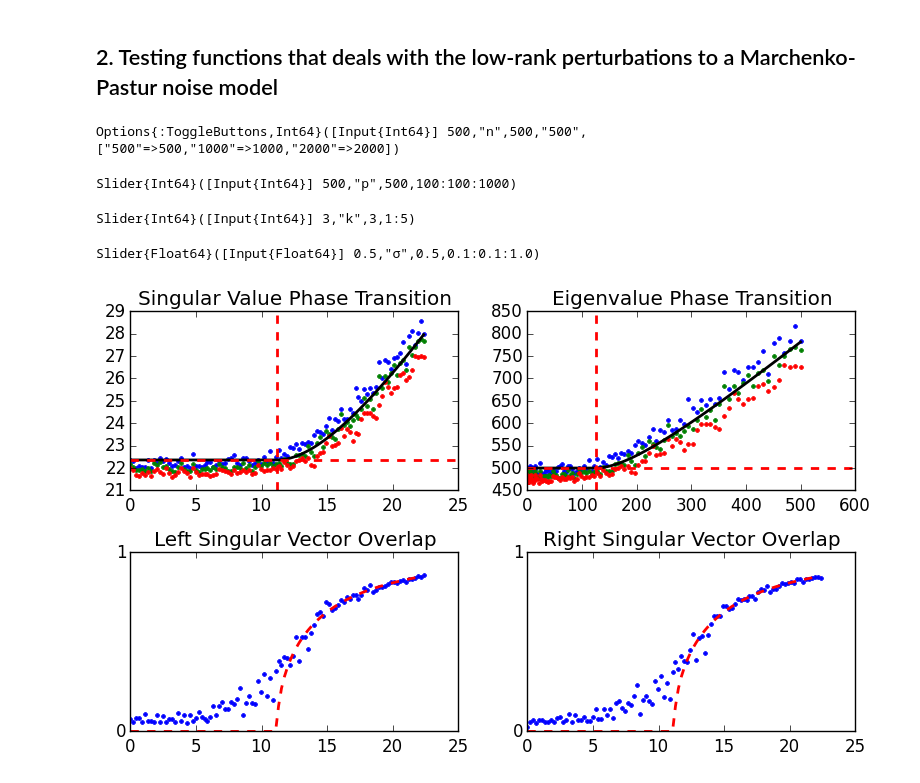
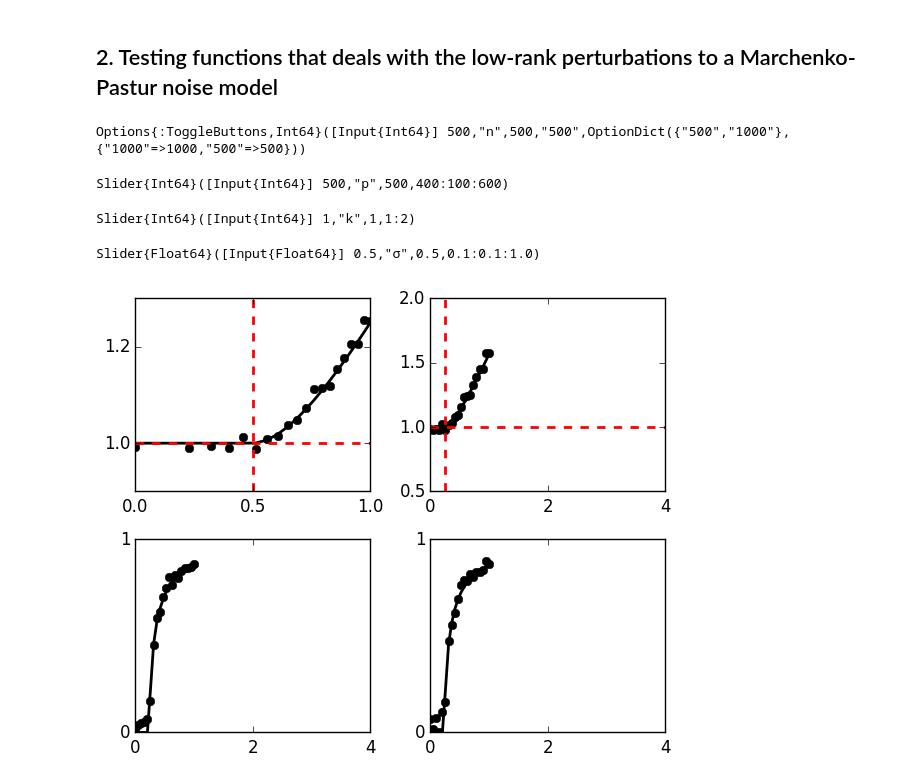
Before and after one commit to ganguli-lab/single-trial, a Jupyter notebook: notebooks/Test - Marchenko-Pastur Noise Model.ipynb, the cells around one changed output. Cells and saved outputs as stored; diff of their text form; code cells hidden in the pictures.

```diff
--- a/notebooks/Test - Marchenko-Pastur Noise Model.ipynb
+++ b/notebooks/Test - Marchenko-Pastur Noise Model.ipynb
@@ -60,61 +57,70 @@ Options{:ToggleButtons,Int64}([Input{Int64}] 20,"bins",20,"20",["20"=>20,"50"=>5
 # %% [markdown]
 ## 2. Testing functions that deals with the low-rank perturbations to a Marchenko-Pastur noise model
 # %%
-g = figure(figsize=(8, 5))
+g = figure(figsize=(6, 5))
 
-npt = 100
+npt = 20
 
 cca(U, V) = sum(svd(U' * V)[2]) / size(U, 2)
 
-@manipulate for n in [500, 1000, 2000], p = 100:100:1000, k = 1:5, σ in 0.1:0.1:1
+@manipulate for n in [500, 1000], p = 400:100:600, k = 1:2, σ in 0.1:0.1:1
     m = MPModel(n, p, σ)
 
     sthresh = sv_infloor(m)
     sv_out = zeros(npt, k)
     ev_out = zeros(npt, k)
-    sv_in = linspace(0, sthresh * 2, npt)
+    sv_in = sqrt(linspace(0, sthresh^2 * 4, npt))
     left, right = zeros(npt), zeros(npt)
     for (ksv, sv) in enumerate(sv_in)
         U, V = qr(randn(n, k))[1], qr(randn(p, k))[1]
         X = rand(m) + sv * U * V'
         ev_out[ksv, :] = eigs(X * X'; nev=k)[1]
         sv_out[ksv, :] = sqrt(ev_out[ksv, :])
         Up, _, Vp = svd(X)
         left[ksv], right[ksv] = cca(Up[:, 1:k], U), cca(Vp[:, 1:k], V)
     end
 
     sv_out_theory = map(x -> sv_xfer(m, x), sv_in)
     ev_out_theory = map(x -> ev_xfer(m, x), sv_in.^2)
     tmp = map(x -> svec_overlap(m, x), sv_in)
     left_theory, right_theory = map(x -> x[1], tmp), map(x -> x[2], tmp)
 
     withfig(g) do
         subplot(221)
-        plot(sv_in, sv_out, ".")
-        plot(sv_in, sv_out_theory, "k-", linewidth=2)
-        axvline(sthresh, color="r", linestyle="--", linewidth=2)
-        axhline(sv_xfer(m, sthresh), color="r", linestyle="--", linewidth=2)
-        title("Singular Value Phase Transition")
+        PyPlot.locator_params(nbins=3)
+        plot(sv_in * sqrt(k / n), sv_out / sqrt(p), "ko")
+        plot(sv_in * sqrt(k / n), sv_out_theory / sqrt(p), "k-", linewidth=2)
+        axvline(sthresh * sqrt(k / n), color="r", linestyle="--", linewidth=2)
+        axhline(sv_xfer(m, sthresh) / sqrt(p), color="r", linestyle="--", linewidth=2)
+#         title("Singular Value Phase Transition")
         subplot(222)
-        plot(sv_in.^2, ev_out, ".")
-        plot(sv_in.^2, ev_out_theory, "k-", linewidth=2)
-        axvline(sthresh^2, color="r", linestyle="--", linewidth=2)
-        axhline(sv_xfer(m, sthresh)^2, color="r", linestyle="--", linewidth=2)
-        title("Eigenvalue Phase Transition")
+        PyPlot.locator_params(nbins=3)
+        plot(sv_in.^2 * (k / n), ev_out / p, "ko")
+        plot(sv_in.^2 * (k / n), ev_out_theory / p, "k-", linewidth=2)
+        axvline(sthresh^2 * (k / n), color="r", linestyle="--", linewidth=2)
+        axhline(sv_xfer(m, sthresh)^2 / p, color="r", linestyle="--", linewidth=2)
+        xlim([0, 4])
+#         title("Eigenvalue Phase Transition")
         subplot(223)
-        plot(sv_in, left, ".")
-        plot(sv_in, left_theory, "r--", linewidth=2)
-        yticks([0, 1]); title("Left Singular Vector Overlap")
+        PyPlot.locator_params(nbins=3)
+        plot(sv_in.^2 * (k / n), left, "ko")
+        plot(sv_in.^2 * (k / n), left_theory, "k-", linewidth=2)
+        yticks([0, 1]); #title("Left Singular Vector Overlap")
+        xlim([0, 4])
         subplot(224)
-        plot(sv_in, right, ".")
-        plot(sv_in, right_theory, "r--", linewidth=2)
-        yticks([0, 1]); title("Right Singular Vector Overlap")
+        PyPlot.locator_params(nbins=3)
+        plot(sv_in.^2 * (k / n), right, "ko")
+        plot(sv_in.^2 * (k / n), right_theory, "k-", linewidth=2)
+        yticks([0, 1]); #title("Right Singular Vector Overlap")
+        xlim([0, 4])
         tight_layout()
+
+        savefig("spike.cov.eps")
     end
 end
 # %% [output]
-Options{:ToggleButtons,Int64}([Input{Int64}] 500,"n",500,"500",["500"=>500,"1000"=>1000,"2000"=>2000])
+Options{:ToggleButtons,Int64}([Input{Int64}] 500,"n",500,"500",OptionDict({"500","1000"},{"1000"=>1000,"500"=>500}))
-Slider{Int64}([Input{Int64}] 500,"p",500,100:100:1000)
+Slider{Int64}([Input{Int64}] 500,"p",500,400:100:600)
-Slider{Int64}([Input{Int64}] 3,"k",3,1:5)
+Slider{Int64}([Input{Int64}] 1,"k",1,1:2)
 Slider{Float64}([Input{Float64}] 0.5,"σ",0.5,0.1:0.1:1.0)
-[figure, old version]
+[figure, new version]
```
Also changed, not shown: parts of 1 cell of this notebook, 8 other files.
